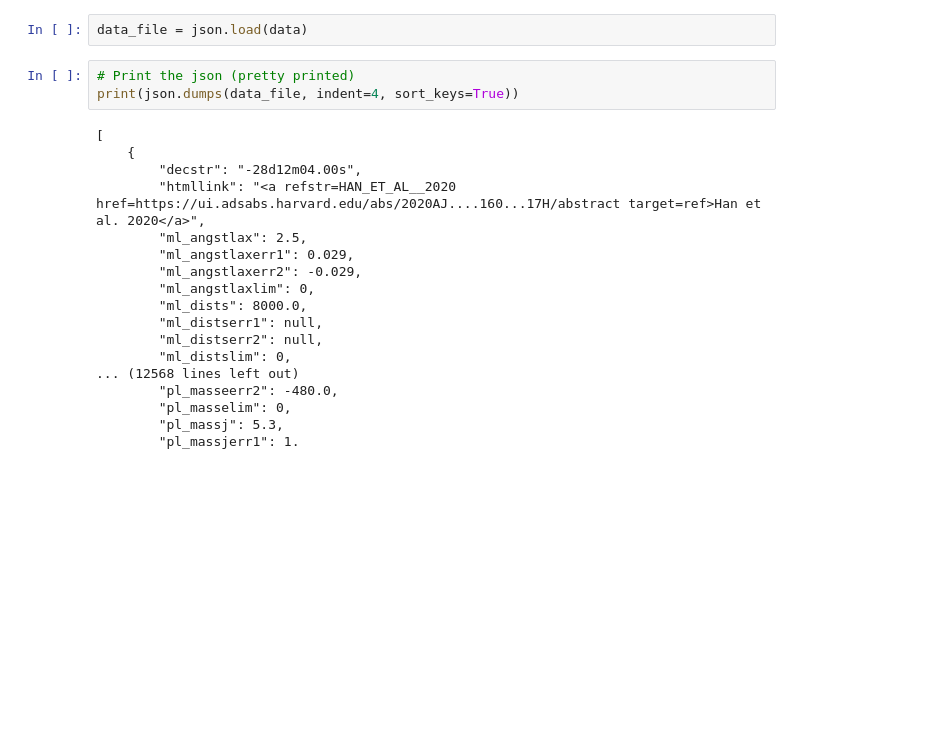
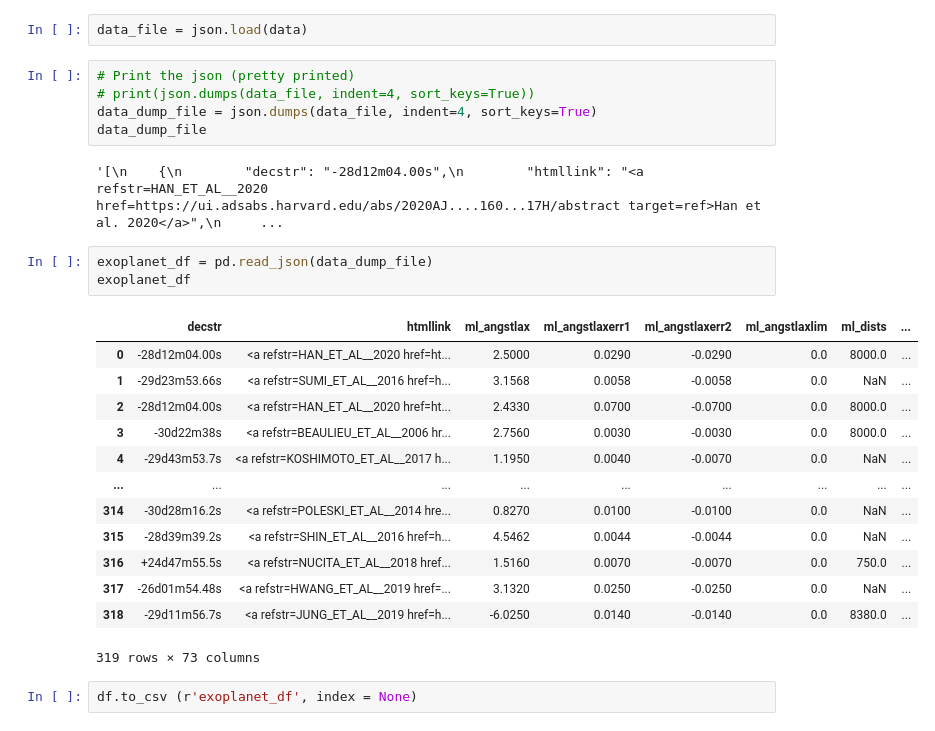
Before and after one commit to Almandiro/ExoPlanet_ETL, a Jupyter notebook: exoplanet_api_data.ipynb, the cells around one changed output. Cells and saved outputs as stored; diff of their text form; blank space fills up the shorter version.

Commit message:
json data converted to dataframe

```diff
--- a/exoplanet_api_data.ipynb
+++ b/exoplanet_api_data.ipynb
@@ -14,22 +14,27 @@ data
 data_file = json.load(data)
 # %%
 # Print the json (pretty printed)
-print(json.dumps(data_file, indent=4, sort_keys=True))
+# print(json.dumps(data_file, indent=4, sort_keys=True))
+data_dump_file = json.dumps(data_file, indent=4, sort_keys=True)
+data_dump_file
 # %% [output]
-[
-    {
-        "decstr": "-28d12m04.00s",
-        "htmllink": "<a refstr=HAN_ET_AL__2020 href=https://ui.adsabs.harvard.edu/abs/2020AJ....160...17H/abstract target=ref>Han et al. 2020</a>",
-        "ml_angstlax": 2.5,
-        "ml_angstlaxerr1": 0.029,
-        "ml_angstlaxerr2": -0.029,
-        "ml_angstlaxlim": 0,
-        "ml_dists": 8000.0,
-        "ml_distserr1": null,
-        "ml_distserr2": null,
-        "ml_distslim": 0,
-... (12568 lines left out)
-        "pl_masseerr2": -480.0,
-        "pl_masselim": 0,
-        "pl_massj": 5.3,
-        "pl_massjerr1": 1.
+'[\n    {\n        "decstr": "-28d12m04.00s",\n        "htmllink": "<a refstr=HAN_ET_AL__2020 href=https://ui.adsabs.harvard.edu/abs/2020AJ....160...17H/abstract target=ref>Han et al. 2020</a>",\n     ...
+# %%
+exoplanet_df = pd.read_json(data_dump_file)
+exoplanet_df
+# %% [output]
+|  | decstr | htmllink | ml_angstlax | ml_angstlaxerr1 | ml_angstlaxerr2 | ml_angstlaxlim | ml_dists | ... |
+| 0 | -28d12m04.00s | <a refstr=HAN_ET_AL__2020 href=ht... | 2.5000 | 0.0290 | -0.0290 | 0.0 | 8000.0 | ... |
+| 1 | -29d23m53.66s | <a refstr=SUMI_ET_AL__2016 href=h... | 3.1568 | 0.0058 | -0.0058 | 0.0 | NaN | ... |
+| 2 | -28d12m04.00s | <a refstr=HAN_ET_AL__2020 href=ht... | 2.4330 | 0.0700 | -0.0700 | 0.0 | 8000.0 | ... |
+| 3 | -30d22m38s | <a refstr=BEAULIEU_ET_AL__2006 hr... | 2.7560 | 0.0030 | -0.0030 | 0.0 | 8000.0 | ... |
+| 4 | -29d43m53.7s | <a refstr=KOSHIMOTO_ET_AL__2017 h... | 1.1950 | 0.0040 | -0.0070 | 0.0 | NaN | ... |
+| ... | ... | ... | ... | ... | ... | ... | ... | ... |
+| 314 | -30d28m16.2s | <a refstr=POLESKI_ET_AL__2014 hre... | 0.8270 | 0.0100 | -0.0100 | 0.0 | NaN | ... |
+| 315 | -28d39m39.2s | <a refstr=SHIN_ET_AL__2016 href=h... | 4.5462 | 0.0044 | -0.0044 | 0.0 | NaN | ... |
+| 316 | +24d47m55.5s | <a refstr=NUCITA_ET_AL__2018 href... | 1.5160 | 0.0070 | -0.0070 | 0.0 | 750.0 | ... |
+| 317 | -26d01m54.48s | <a refstr=HWANG_ET_AL__2019 href=... | 3.1320 | 0.0250 | -0.0250 | 0.0 | NaN | ... |
+| 318 | -29d11m56.7s | <a refstr=JUNG_ET_AL__2019 href=h... | -6.0250 | 0.0140 | -0.0140 | 0.0 | 8380.0 | ... |
+319 rows × 73 columns
+# %%
+df.to_csv (r'exoplanet_df', index = None)
```
